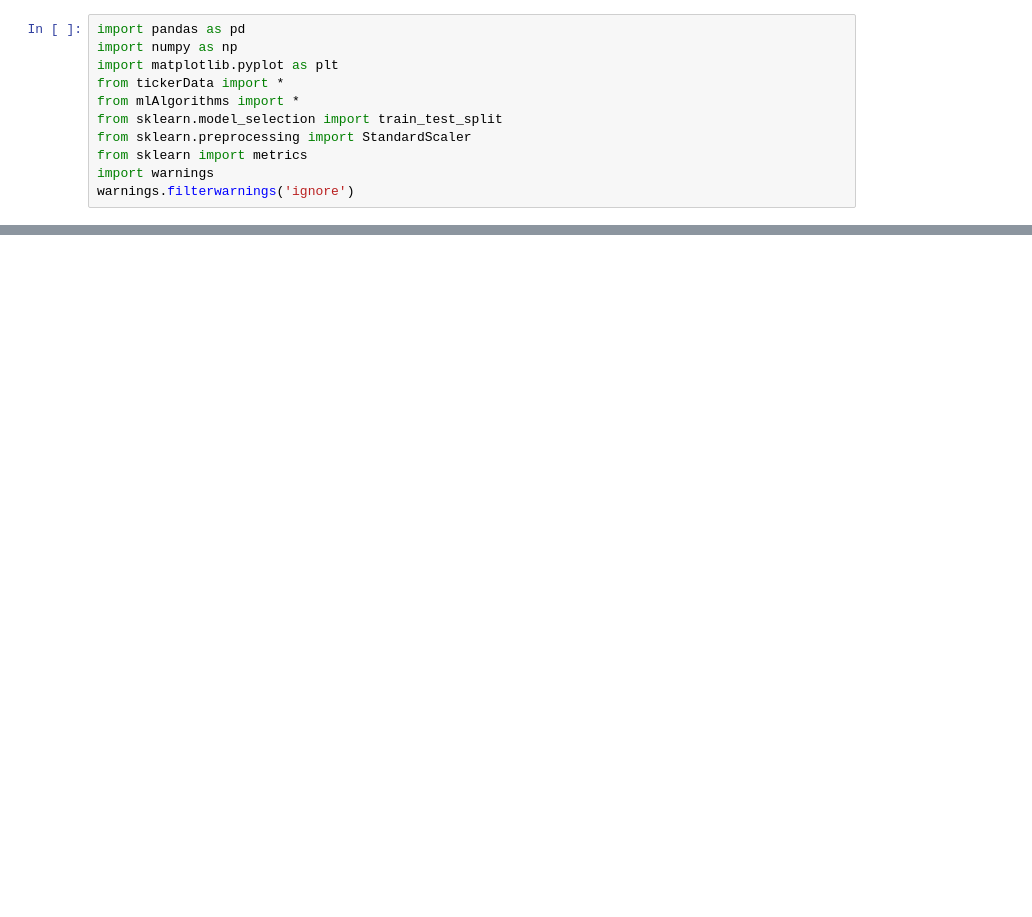
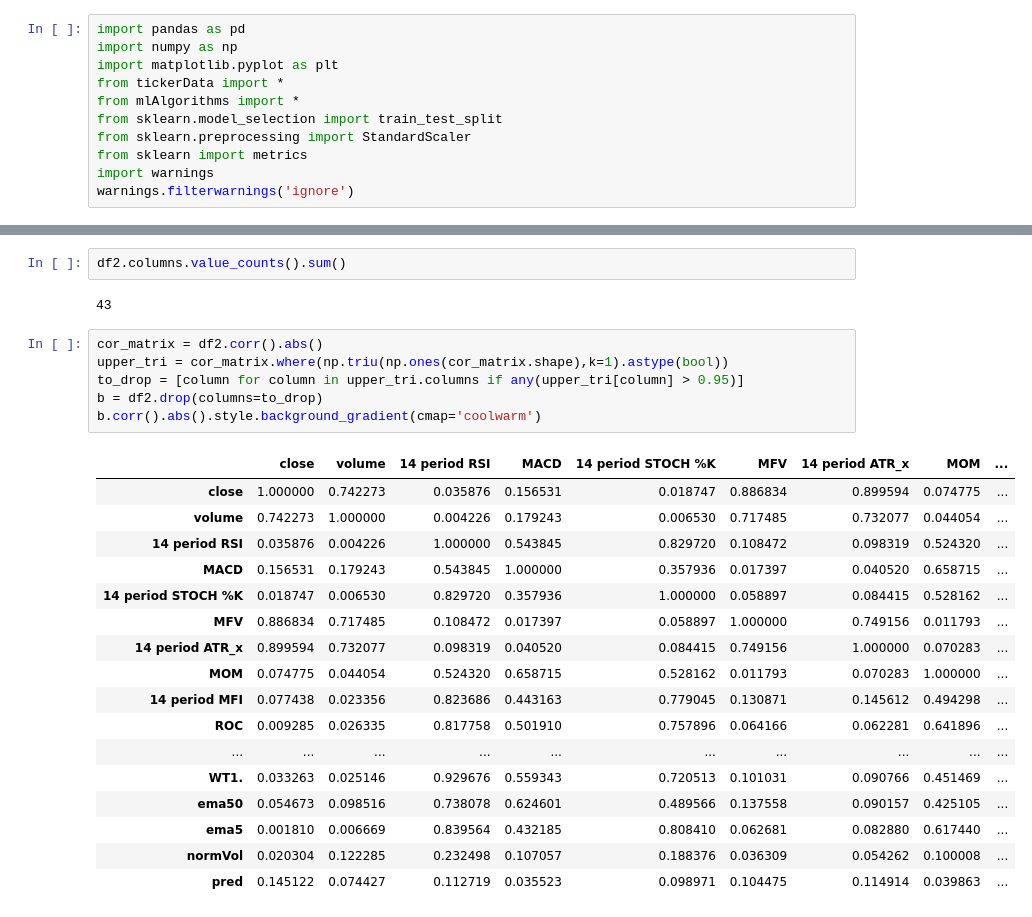
Before and after one commit to hristo-darlyanov/CryptoTradingMLPredictor, a Jupyter notebook: prediction.ipynb, the cells around one changed output, grey strips where cells are left out. Drawn from its saved outputs; the diff is of its cells as text; blank space fills up the shorter version.

```diff
--- a/prediction.ipynb
+++ b/prediction.ipynb
@@ -107,3 +88,31 @@ df2.corr().style.background_gradient(cmap='coolwarm')
+# %%
+df2.columns.value_counts().sum()
+# %% [output]
+43
+# %%
+cor_matrix = df2.corr().abs()
+upper_tri = cor_matrix.where(np.triu(np.ones(cor_matrix.shape),k=1).astype(bool))
+to_drop = [column for column in upper_tri.columns if any(upper_tri[column] > 0.95)]
+b = df2.drop(columns=to_drop)
+b.corr().abs().style.background_gradient(cmap='coolwarm')
+# %% [output]
+|  | close | volume | 14 period RSI | MACD | 14 period STOCH %K | MFV | 14 period ATR_x | MOM | ... |
+| close | 1.000000 | 0.742273 | 0.035876 | 0.156531 | 0.018747 | 0.886834 | 0.899594 | 0.074775 | ... |
+| volume | 0.742273 | 1.000000 | 0.004226 | 0.179243 | 0.006530 | 0.717485 | 0.732077 | 0.044054 | ... |
+| 14 period RSI | 0.035876 | 0.004226 | 1.000000 | 0.543845 | 0.829720 | 0.108472 | 0.098319 | 0.524320 | ... |
+| MACD | 0.156531 | 0.179243 | 0.543845 | 1.000000 | 0.357936 | 0.017397 | 0.040520 | 0.658715 | ... |
+| 14 period STOCH %K | 0.018747 | 0.006530 | 0.829720 | 0.357936 | 1.000000 | 0.058897 | 0.084415 | 0.528162 | ... |
+| MFV | 0.886834 | 0.717485 | 0.108472 | 0.017397 | 0.058897 | 1.000000 | 0.749156 | 0.011793 | ... |
+| 14 period ATR_x | 0.899594 | 0.732077 | 0.098319 | 0.040520 | 0.084415 | 0.749156 | 1.000000 | 0.070283 | ... |
+| MOM | 0.074775 | 0.044054 | 0.524320 | 0.658715 | 0.528162 | 0.011793 | 0.070283 | 1.000000 | ... |
+| 14 period MFI | 0.077438 | 0.023356 | 0.823686 | 0.443163 | 0.779045 | 0.130871 | 0.145612 | 0.494298 | ... |
+| ROC | 0.009285 | 0.026335 | 0.817758 | 0.501910 | 0.757896 | 0.064166 | 0.062281 | 0.641896 | ... |
+| ... | ... | ... | ... | ... | ... | ... | ... | ... | ... |
+| WT1. | 0.033263 | 0.025146 | 0.929676 | 0.559343 | 0.720513 | 0.101031 | 0.090766 | 0.451469 | ... |
+| ema50 | 0.054673 | 0.098516 | 0.738078 | 0.624601 | 0.489566 | 0.137558 | 0.090157 | 0.425105 | ... |
+| ema5 | 0.001810 | 0.006669 | 0.839564 | 0.432185 | 0.808410 | 0.062681 | 0.082880 | 0.617440 | ... |
+| normVol | 0.020304 | 0.122285 | 0.232498 | 0.107057 | 0.188376 | 0.036309 | 0.054262 | 0.100008 | ... |
+| pred | 0.145122 | 0.074427 | 0.112719 | 0.035523 | 0.098971 | 0.104475 | 0.114914 | 0.039863 | ... |
 # %%
 features = StandardScaler().fit_transform(df2[df2.columns.difference(['pred', 'date'])])
 target = df2['pred']
```
Also changed, not shown: parts of 8 cells of this notebook.
